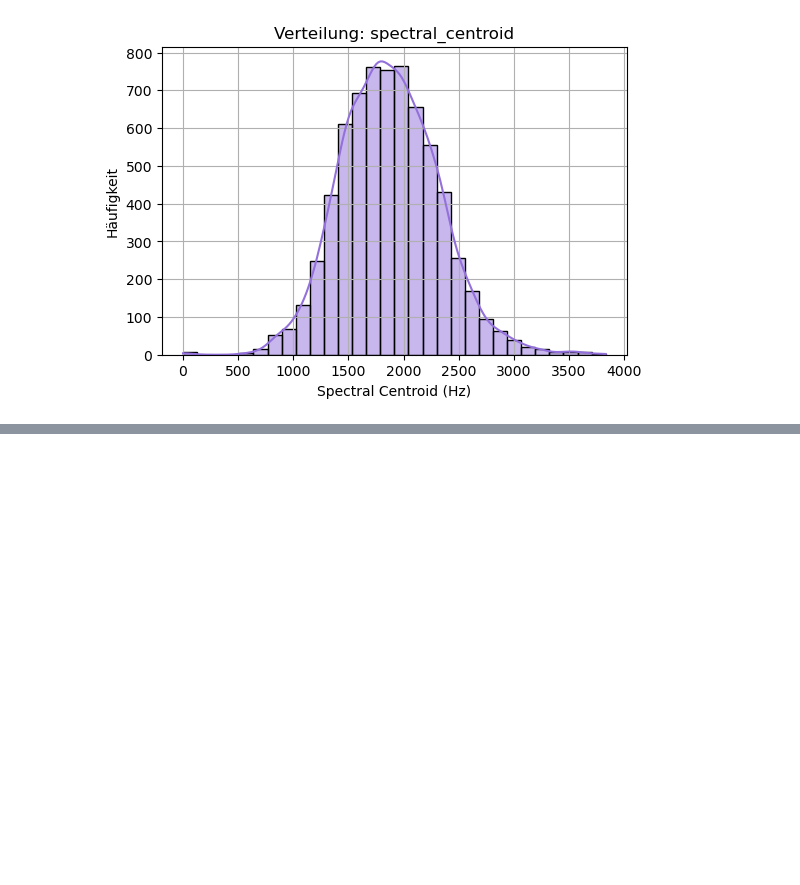
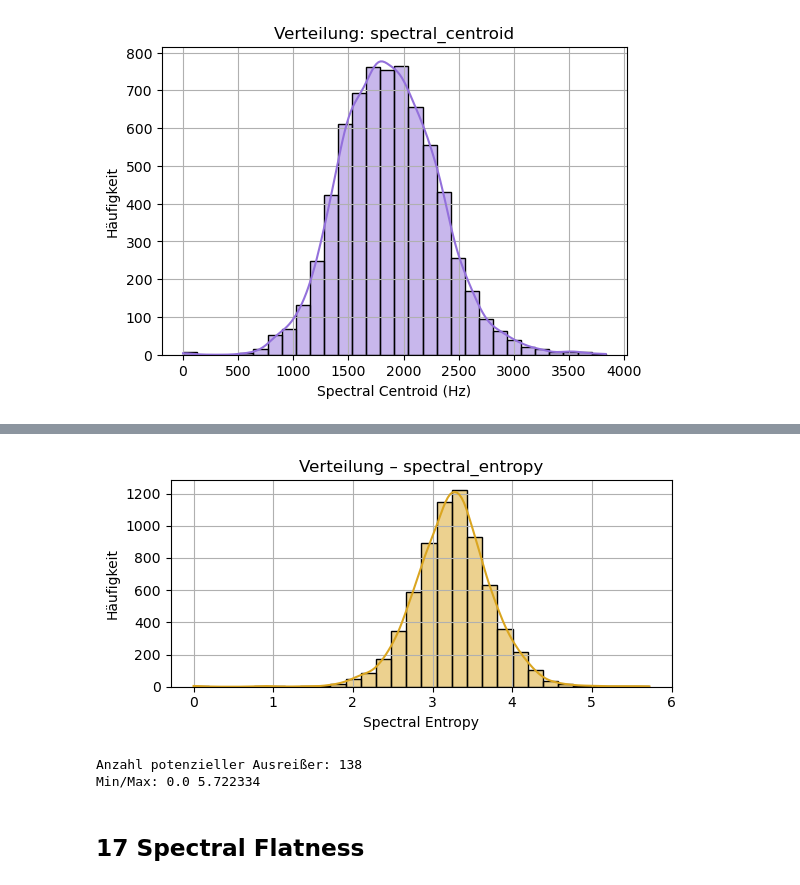
Before and after one commit to propostus/masterarbeit, a Jupyter notebook: notebooks/inspect_features_10h_250609.ipynb, the cells around one changed output, grey strips where cells are left out. Cells and saved outputs as stored; diff of their text form; code cells hidden in the pictures; blank space fills up the shorter version.

```diff
--- a/notebooks/inspect_features_10h_250609.ipynb
+++ b/notebooks/inspect_features_10h_250609.ipynb
@@ -688,0 +708,5 @@ Name: spectral_contrast, dtype: object
+# %%
+feature = "spectral_entropy"
+
+print(f"Fehlende Werte: {df[feature].isna().sum()}")
+print(df[feature].describe())
@@ -688,0 +724,27 @@ Name: spectral_contrast, dtype: object
+# %%
+# Histogramm
+plt.figure(figsize=(6, 3))
+sns.histplot(df[feature], bins=30, kde=True, color = "#DAA520")
+plt.title(f"Verteilung – {feature}")
+plt.xlabel("Spectral Entropy")
+plt.ylabel("Häufigkeit")
+plt.grid(True)
+plt.tight_layout()
+plt.show()
+# %% [output]
+[figure, added]
+# %%
+q1 = df[feature].quantile(0.25)
+q3 = df[feature].quantile(0.75)
+iqr = q3 - q1
+lower = q1 - 1.5 * iqr
+upper = q3 + 1.5 * iqr
+outliers = df[(df[feature] < lower) | (df[feature] > upper)]
+
+print("Anzahl potenzieller Ausreißer:", len(outliers))
+print("Min/Max:", df[feature].min(), df[feature].max())
+# %% [output]
+Anzahl potenzieller Ausreißer: 138
+Min/Max: 0.0 5.722334
+# %% [markdown]
+## 17 Spectral Flatness
```
Also changed, not shown: parts of 34 cells of this notebook.
